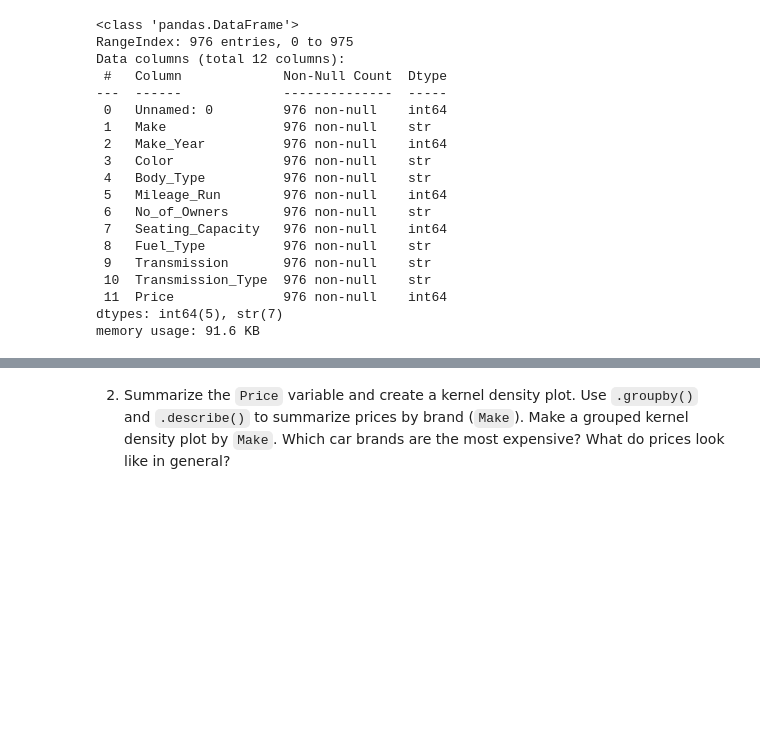
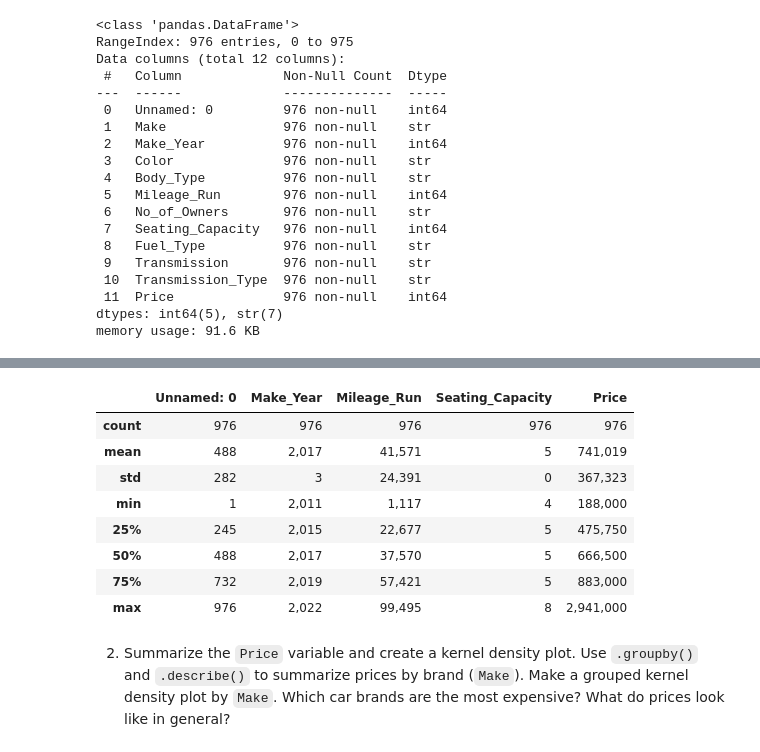
Before and after one commit to evelynxanaxia/Linear_Models, a Jupyter notebook: assignment.ipynb, the cells around one changed output, grey strips where cells are left out. Saved outputs shown, nothing was run; the diff lists cells and outputs as text; code cells hidden in the pictures; blank space fills up the shorter version.

```diff
--- a/assignment.ipynb
+++ b/assignment.ipynb
@@ -303,0 +314,13 @@ memory usage: 91.6 KB
+# %%
+cars_hw.describe()
+# gives us a statistical summary of our data, including count, mean, std, min, etc.
+# %% [output]
+|  | Unnamed: 0 | Make_Year | Mileage_Run | Seating_Capacity | Price |
+| count | 976 | 976 | 976 | 976 | 976 |
+| mean | 488 | 2,017 | 41,571 | 5 | 741,019 |
+| std | 282 | 3 | 24,391 | 0 | 367,323 |
+| min | 1 | 2,011 | 1,117 | 4 | 188,000 |
+| 25% | 245 | 2,015 | 22,677 | 5 | 475,750 |
+| 50% | 488 | 2,017 | 37,570 | 5 | 666,500 |
+| 75% | 732 | 2,019 | 57,421 | 5 | 883,000 |
+| max | 976 | 2,022 | 99,495 | 8 | 2,941,000 |
```
Also changed, not shown: parts of 23 cells of this notebook.
